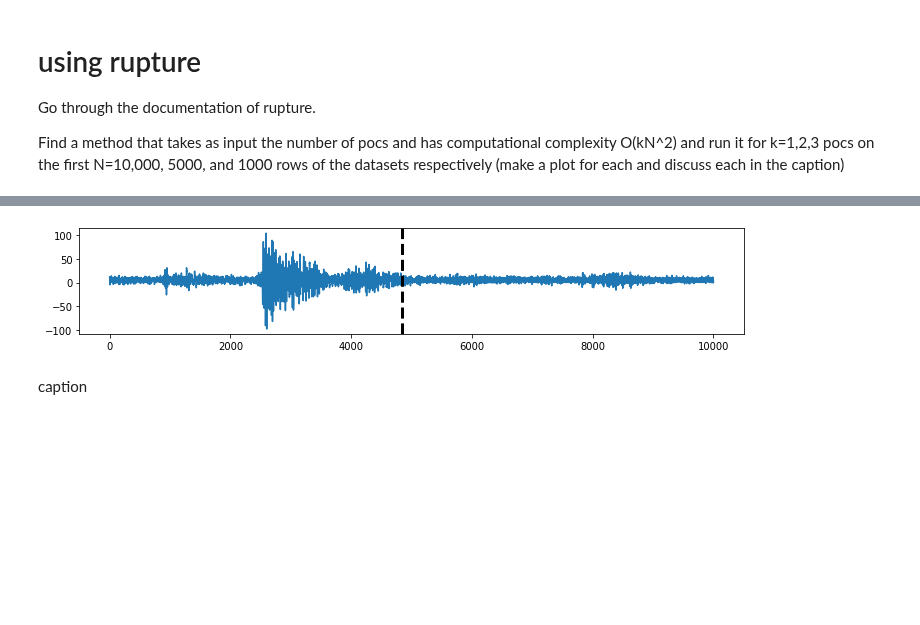
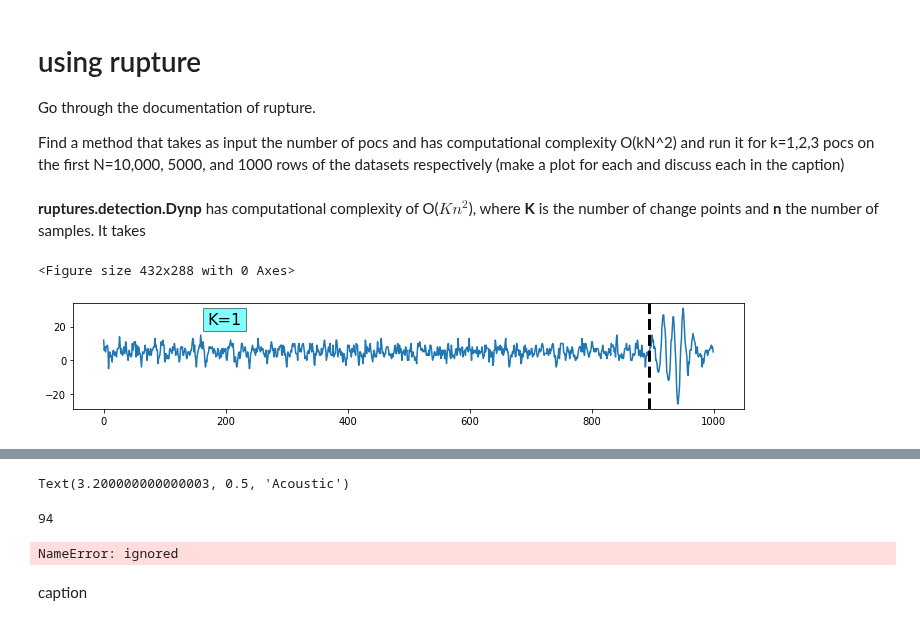
Before and after one commit to ahmadryan/MLTSA_RQudsi, a Jupyter notebook: HW4_RQudsi/chchchchanges_instructions.ipynb, the cells around one changed output, grey strips where cells are left out. Cells and saved outputs as stored; diff of their text form; code cells hidden in the pictures; blank space fills up the shorter version.

```diff
--- a/HW4_RQudsi/chchchchanges_instructions.ipynb
+++ b/HW4_RQudsi/chchchchanges_instructions.ipynb
@@ -222,3 +271,26 @@ eq1.head()
 Go through the documentation of rupture.
 
 Find a method that takes as input the number of pocs and has computational complexity O(kN^2) and run it for k=1,2,3 pocs on the first N=10,000, 5000, and 1000 rows of the datasets respectively (make a plot for each and discuss each in the caption)
+# %% [markdown]
+**ruptures.detection.Dynp** has computational complexity of O($Kn^2$), where **K** is the number of change points and **n** the number of samples.
+It takes
+# %%
+%%time
+ind = [1000]#, 5000, 10000]
+k = [1]#, 2]#, 3]
+for kk in k :
+
+    pl.figure();
+    for xx in ind :
+
+        ac_dat = array(eq1.acoustic_data[:xx])
+        algo1 = rpt.Dynp(model="rbf").fit(ac_dat)
+        result = algo1.predict(n_bkps=kk)
+
+        # display
+        fig, axs = rpt.display(eq1.acoustic_data.values[:xx],[] , result)
+        axs[0].text(0.2, 0.8, 'K=%s' %(kk), transform=axs[0].transAxes, fontsize=16, bbox=dict(facecolor='cyan', alpha=0.5))
+        plt.show( )
+# %% [output]
+<Figure size 432x288 with 0 Axes>
+[figure, added]
@@ -225,12 +299,24 @@ Find a method that takes as input the number of pocs and has computational compl
+# %%
+axs[0].text('Acoustic', )
+# %% [output]
+Text(3.200000000000003, 0.5, 'Acoustic')
 # %%
-algo1 = rpt....
-result = algo1.predict(n_bkps=1)
+%%time
+ac_dat = array(eq1.acoustic_data[:10000])
+algo1 = rpt.Dynp(model="rbf").fit(ac_dat)
+result = algo1.predict(n_bkps=3)
 
 # display
-rpt.display(eq1.acoustic_data.values[:10000], [], result)
+rpt.display(eq1.acoustic_data.values[:10000],[] , result)
 plt.show()
-# %% [output]
-[figure, removed]
+# %%
+len(result)
+# %% [output]
+94
+# %%
+eq1.describe()
+# %% [output]
+NameError: ignored
 # %% [markdown]
 caption
 # %%
```
Also changed, not shown: parts of 17 cells of this notebook.
